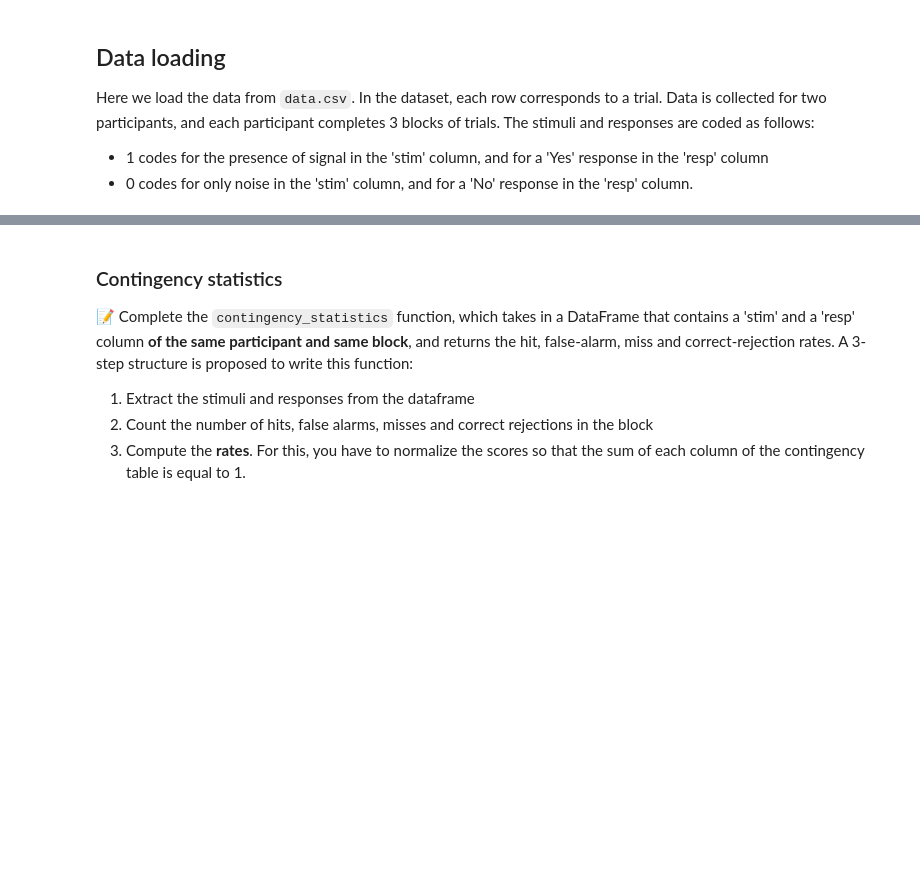
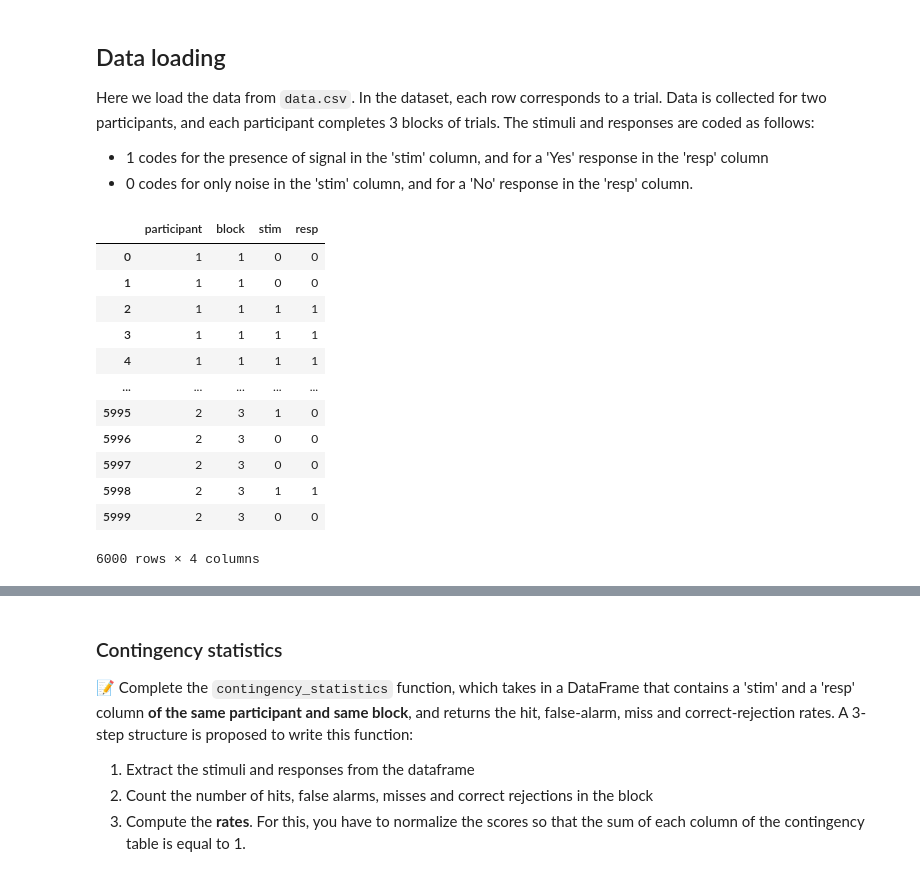
Before and after one commit to easiryne/cognitive-modeling-lab, a Jupyter notebook: TD_3/td3_notebook.ipynb, the cells around one changed output, grey strips where cells are left out. Cells and saved outputs as stored; diff of their text form; code cells hidden in the pictures; blank space fills up the shorter version.

```diff
--- a/TD_3/td3_notebook.ipynb
+++ b/TD_3/td3_notebook.ipynb
@@ -66,7 +66,22 @@ In the dataset, each row corresponds to a trial. Data is collected for two parti
 - 1 codes for the presence of signal in the 'stim' column, and for a 'Yes' response in the 'resp' column
 - 0 codes for only noise in the 'stim' column, and for a 'No' response in the 'resp' column.
 # %%
-data = ...
+data = pd.read_csv('data.csv')
+data
+# %% [output]
+|  | participant | block | stim | resp |
+| 0 | 1 | 1 | 0 | 0 |
+| 1 | 1 | 1 | 0 | 0 |
+| 2 | 1 | 1 | 1 | 1 |
+| 3 | 1 | 1 | 1 | 1 |
+| 4 | 1 | 1 | 1 | 1 |
+| ... | ... | ... | ... | ... |
+| 5995 | 2 | 3 | 1 | 0 |
+| 5996 | 2 | 3 | 0 | 0 |
+| 5997 | 2 | 3 | 0 | 0 |
+| 5998 | 2 | 3 | 1 | 1 |
+| 5999 | 2 | 3 | 0 | 0 |
+6000 rows × 4 columns
 # %% [markdown]
 ## Data visualization
 To analyze the data, we will build a contingency matrix like the one illustrated in the figure below to display the hits (H), misses (M), false alarms (FA) and correct rejections (CR).
```
Also changed, not shown: parts of 1 cell of this notebook, 13 other files.
